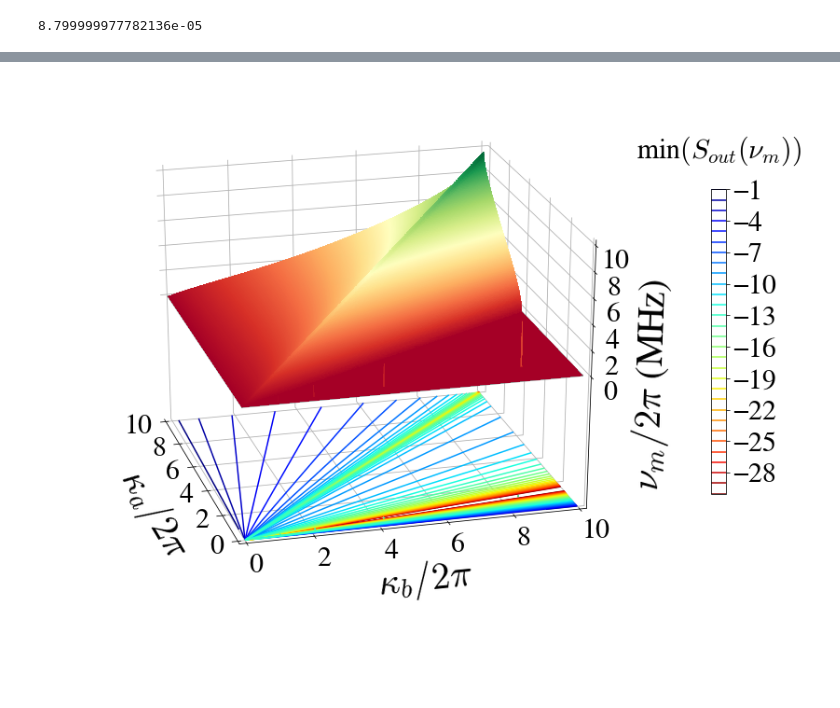
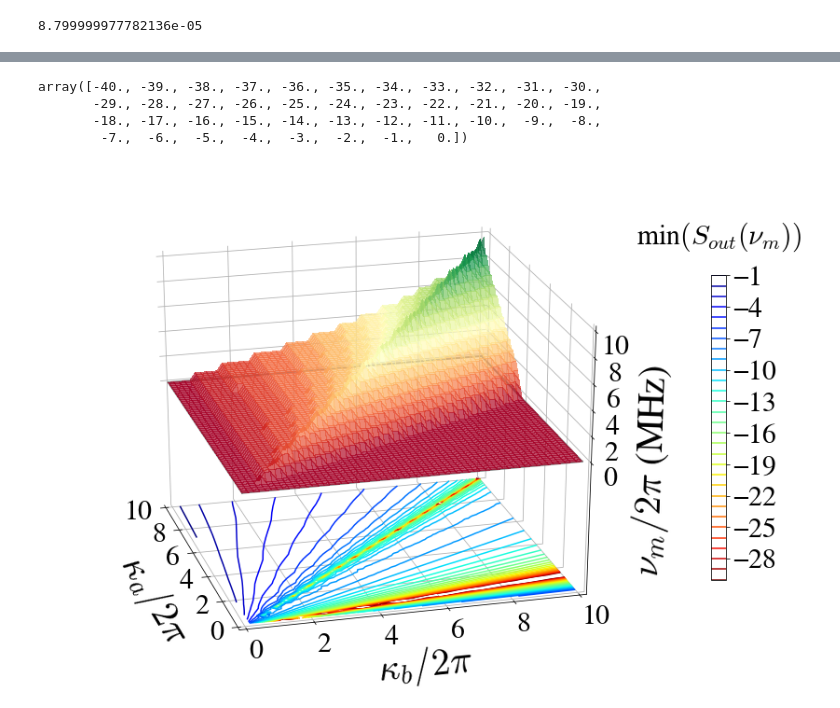
Before and after one commit to nemetniki/General-linear-model, a Jupyter notebook: NDPApaper_figures.ipynb, the cells around one changed output, grey strips where cells are left out. Drawn from its saved outputs; the diff is of its cells as text; code cells hidden in the pictures; blank space fills up the shorter version.

```diff
--- a/NDPApaper_figures.ipynb
+++ b/NDPApaper_figures.ipynb
@@ -638,3 +1065,10 @@ Elapsed time: 0:0:30:1
+# %%
+np.concatenate((np.linspace(-40,-10,31),np.linspace(-9,0,10)))
+# %% [output]
+array([-40., -39., -38., -37., -36., -35., -34., -33., -32., -31., -30.,
+       -29., -28., -27., -26., -25., -24., -23., -22., -21., -20., -19.,
+       -18., -17., -16., -15., -14., -13., -12., -11., -10.,  -9.,  -8.,
+        -7.,  -6.,  -5.,  -4.,  -3.,  -2.,  -1.,   0.])
 # %%
 %matplotlib inline
 #%matplotlib notebook
@@ -671,9 +1105,9 @@ fsfont = {'fontname':'FreeSerif'}
 
 ktaua=1.8832785157443013
 ktaub=1.8832785157443013
-nu = np.linspace(0,60,10000)*2*np.pi
-kapa = np.linspace(0,10,600)*np.pi*2
-kapb = np.linspace(0,10,600)*np.pi*2
+nu = np.linspace(0,60,100)*2*np.pi
+kapa = np.linspace(0,10,60)*np.pi*2
+kapb = np.linspace(0,10,60)*np.pi*2
 Smin = np.zeros((len(kapa),len(kapb)))
 nus = np.zeros((len(kapa),len(kapb)))
 kapam,kapbm = np.meshgrid(kapa/2/np.pi,kapb/2/np.pi)
@@ -717,31 +1151,31 @@ labels=[0, 2, 4, 6, 8,10]
 ax.set_yticklabels(labels,rotation=0,
                    verticalalignment='top',
                    horizontalalignment='left')
 ax.set_zticks([0., 2.,4.,6.,8.,10])
 ax.set_xticklabels(labels,rotation=0,
                    verticalalignment='baseline',
                    horizontalalignment='right')
 levels = np.arange(-30.0,0, 1.0)
 ax.invert_xaxis()
 #ax.invert_yaxis()
 ax.view_init(elev=24., azim=-15)
 #ax.view_init(elev=30., azim=-110)
 cset = ax.contour(kapam, kapbm, Smin,levels=levels, zdir='z', offset=-10.4, cmap=cm.jet_r)
 #cset = ax.contour(tam, tbm, Smin,levels=levels,  cmap=cm.RdYlGn)
 cb = fig.colorbar(cset, shrink=0.6)
 cb.ax.set_title('min$(S_{out}(\\nu_{m}))$\n', linespacing=1,**fsfont,fontsize=30)
 ax.set_xlabel('\n$\kappa_a/2\pi$',fontsize = 40,**fsfont,linespacing=1.5)
 ax.set_ylabel('\n$\kappa_b/2\pi$',fontsize = 40,**fsfont,linespacing=1.5)
 #ax.zaxis.set_rotate_label(False)
 ax.set_zlabel('\n$\\nu_{m}/2\pi$ (MHz)',fontsize = 40,**fsfont,linespacing=1.5, rotation=270)
 #ax.xticks(fontsize = 35,**fsfont)
 #ax.yticks(fontsize = 35,**fsfont)
 plt.show()
 end=time.clock()
 durd=int((end-start)/60./60./24.)
 durh=int((end-start)/60./60-24*durd)
 durm=int((end-start)/60.-(24*durd+durh)*60.)
 durs=int((end-start)-((24*durd+durh)*60+durm)*60)
 print("Elapsed time: %d:%d:%d:%d" % (durd,durh,durm,durs))
 # %% [output]
-[figure, old version]
+[figure, new version]
```
Also changed, not shown: parts of 11 cells of this notebook, 1 other file.
